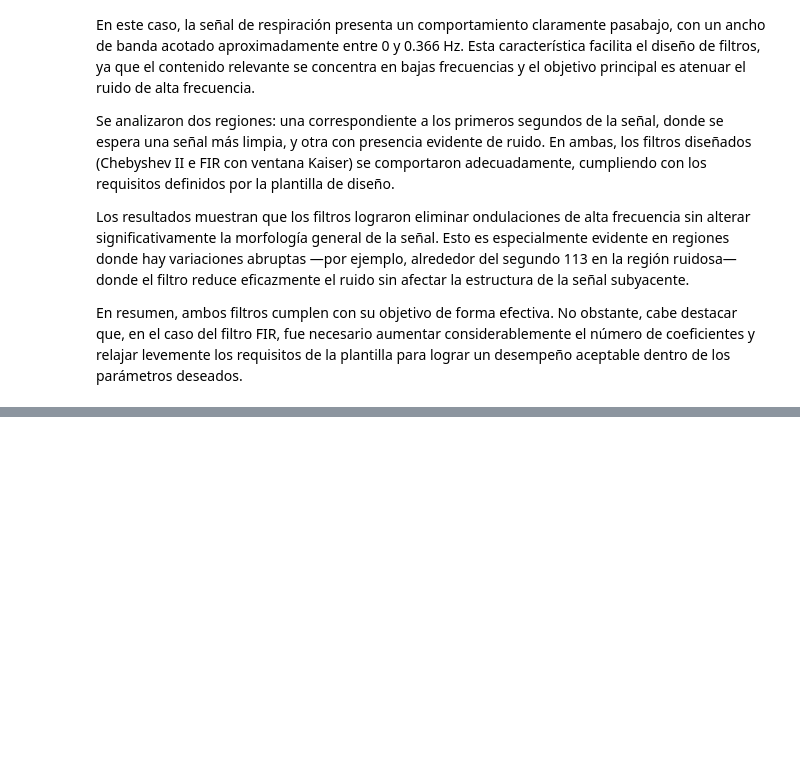
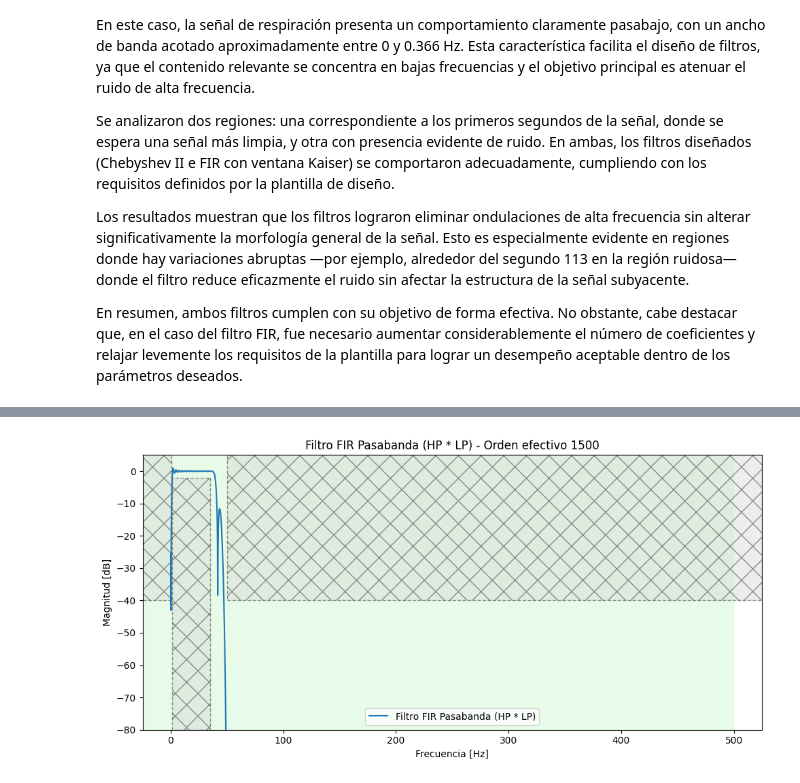
Before and after one commit to LuisAndresCandela/LC_APS_2025, a Jupyter notebook: Tareas Semanales/TS7/TS7_Filtrado Lineal.ipynb, the cells around one changed output, grey strips where cells are left out. Cells and saved outputs as stored; diff of their text form; code cells hidden in the pictures; blank space fills up the shorter version.

```diff
--- a/Tareas Semanales/TS7/TS7_Filtrado Lineal.ipynb
+++ b/Tareas Semanales/TS7/TS7_Filtrado Lineal.ipynb
@@ -751,0 +761,81 @@ En resumen, ambos filtros cumplen con su objetivo de forma efectiva. No obstante
+# %%
+import numpy as np
+import matplotlib.pyplot as plt
+from pytc2.filtros_digitales import fir_design_ls
+from pytc2.sistemas_lineales import bodePlot, plot_plantilla
+
+# Parámetros
+fs = 1000  # Asegúrate de definir fs apropiadamente
+fstop = np.array([0.5, 50])
+fpass = np.array([1, 35])
+ripple = 2
+attenuation = 40
+fn = fs / 2  # Frecuencia de Nyquist
+
+N = 750  # orden del filtro
+fft_sz = 4096
+
+# ----------------------------
+# Filtro Pasa Altos (corte en fpass[0])
+# ----------------------------
+Be_hp = [
+    0.0, fstop[0]/fn,     # detención
+    fpass[0]/fn, 1.0      # paso
+]
+D_hp = [0, 0, 1, 1]
+W_hp = [10**(attenuation/20), 1]
+
+fir_hp = fir_design_ls(order=N, band_edges=Be_hp, desired=D_hp, weight=W_hp, filter_type='m', grid_density=16)
+
+# ----------------------------
+# Filtro Pasa Bajos (corte en fpass[1])
+# ----------------------------
+Be_lp = [
+    0.0, fpass[1]/fn,      # paso
+    fstop[1]/fn, 1.0       # detención
+]
+D_lp = [1, 1, 0, 0]
+W_lp = [1, 10**(attenuation/20)]
+
+fir_lp = fir_design_ls(order=N, band_edges=Be_lp, desired=D_lp, weight=W_lp, filter_type='m', grid_density=16)
+
+# ----------------------------
+# Convolución para obtener el filtro Pasabanda
+# ----------------------------
+fir_bp = np.convolve(fir_hp, fir_lp)
+
+# ----------------------------
+# Evaluación en frecuencia
+# ----------------------------
+H = np.fft.fft(fir_bp, fft_sz)
+frecuencias = np.linspace(0, fn, fft_sz//2)
+
+# ----------------------------
+# Graficar
+# ----------------------------
+plt.figure(figsize=(10, 5))
+plt.plot(frecuencias, 20*np.log10(np.abs(H[:fft_sz//2]) + 1e-8), label='Filtro FIR Pasabanda (HP * LP)')
+plt.title("Respuesta en Frecuencia del Filtro FIR Pasabanda")
+plt.xlabel("Frecuencia [Hz]")
+plt.ylabel("Magnitud [dB]")
+plt.ylim([-80, 5])
+plt.grid(True)
+plt.legend()
+plt.tight_layout()
+
+# Plantilla de referencia
+plot_plantilla(filter_type='bandpass',
+               fpass=fpass,
+               ripple=ripple,
+               fstop=fstop,
+               attenuation=attenuation,
+               fs=fs)
+
+plt.title(f"Filtro FIR Pasabanda (HP * LP) - Orden efectivo {len(fir_bp)-1}")
+plt.xlabel("Frecuencia [Hz]")
+plt.ylabel("Magnitud [dB]")
+plt.grid()
+plt.tight_layout()
+plt.show()
+# %% [output]
+[figure, added]
```
Also changed, not shown: parts of 3 cells of this notebook, 4 other files.
